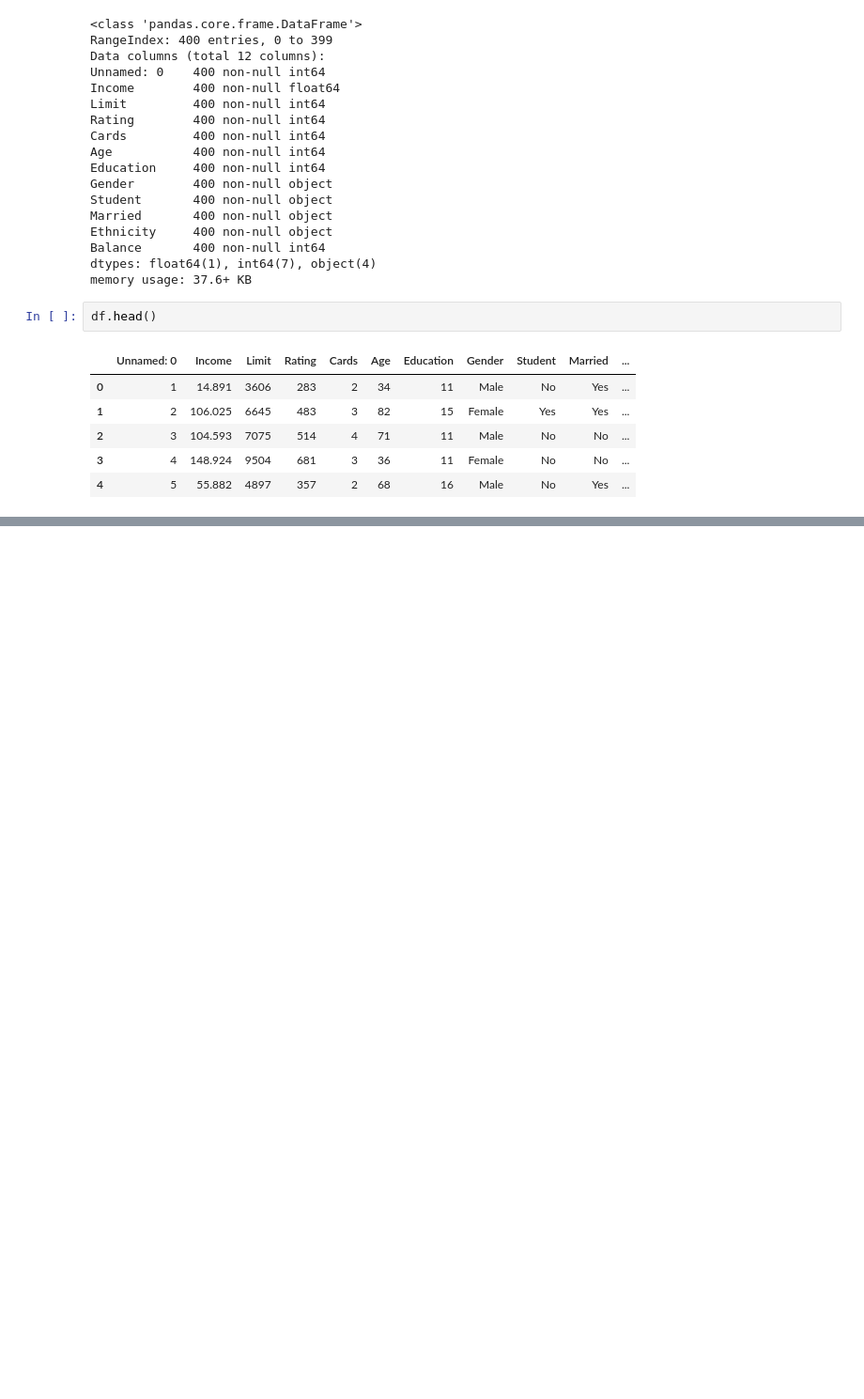
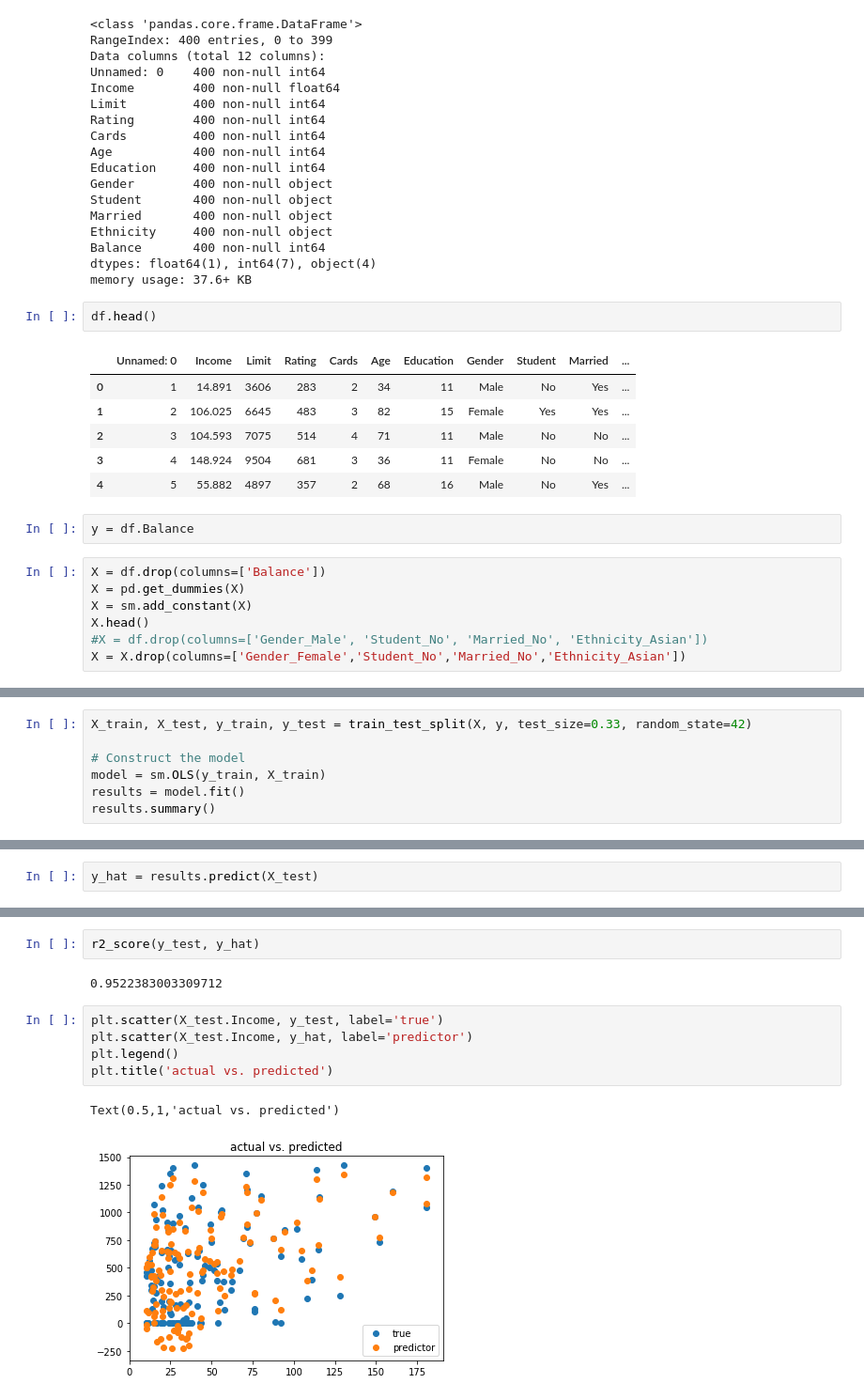
Before and after one commit to dev-branch/predict-credit-card-balance, a Jupyter notebook: predict_credit_card_balance.ipynb, the cells around one changed output, grey strips where cells are left out. Shown: that part at 94% size. Cells and saved outputs as stored; diff of their text form; blank space fills up the shorter version.

```diff
--- a/predict_credit_card_balance.ipynb
+++ b/predict_credit_card_balance.ipynb
@@ -43,3 +43,12 @@ df.head()
 | 2 | 3 | 104.593 | 7075 | 514 | 4 | 71 | 11 | Male | No | No | ... |
 | 3 | 4 | 148.924 | 9504 | 681 | 3 | 36 | 11 | Female | No | No | ... |
 | 4 | 5 | 55.882 | 4897 | 357 | 2 | 68 | 16 | Male | No | Yes | ... |
+# %%
+y = df.Balance
+# %%
+X = df.drop(columns=['Balance'])
+X = pd.get_dummies(X)
+X = sm.add_constant(X)
+X.head()
+#X = df.drop(columns=['Gender_Male', 'Student_No', 'Married_No', 'Ethnicity_Asian'])
+X = X.drop(columns=['Gender_Female','Student_No','Married_No','Ethnicity_Asian'])
@@ -45,0 +64,7 @@ df.head()
+# %%
+X_train, X_test, y_train, y_test = train_test_split(X, y, test_size=0.33, random_state=42)
+
+# Construct the model
+model = sm.OLS(y_train, X_train)
+results = model.fit()
+results.summary()
@@ -45,0 +104,2 @@ df.head()
+# %%
+y_hat = results.predict(X_test)
@@ -45,0 +124,12 @@ df.head()
+# %%
+r2_score(y_test, y_hat)
+# %% [output]
+0.9522383003309712
+# %%
+plt.scatter(X_test.Income, y_test, label='true')
+plt.scatter(X_test.Income, y_hat, label='predictor')
+plt.legend()
+plt.title('actual vs. predicted')
+# %% [output]
+Text(0.5,1,'actual vs. predicted')
+[figure, added]
```
Also changed, not shown: parts of 8 cells of this notebook.
